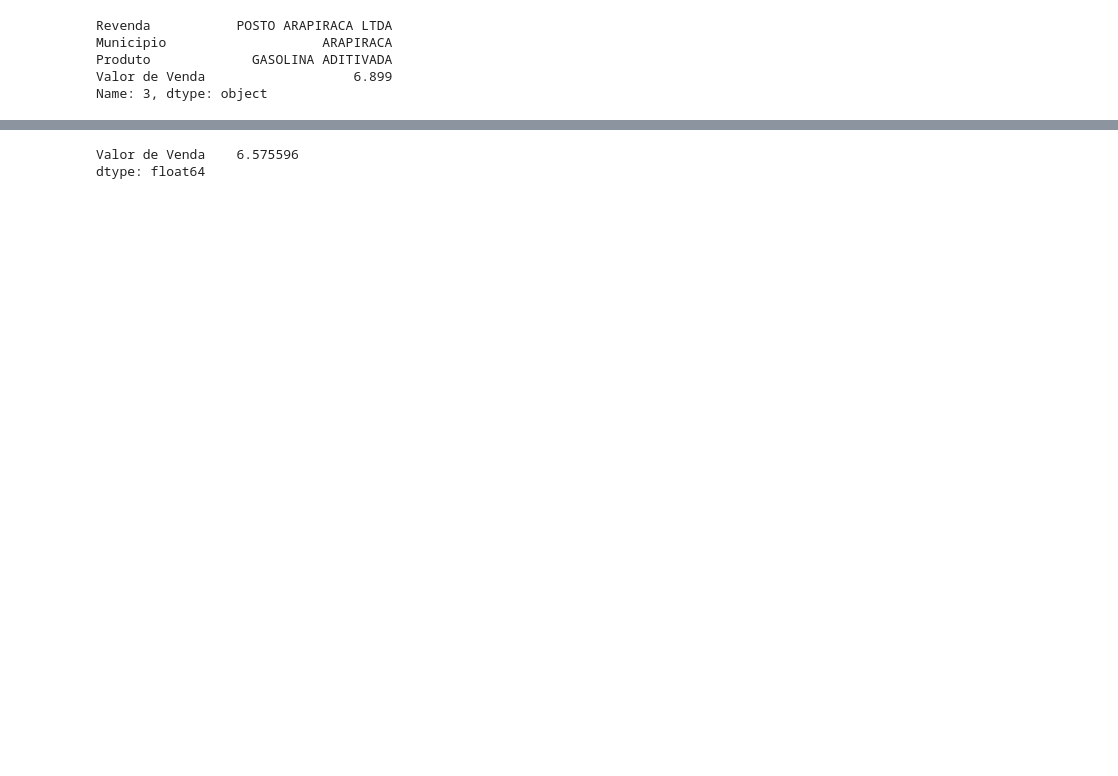
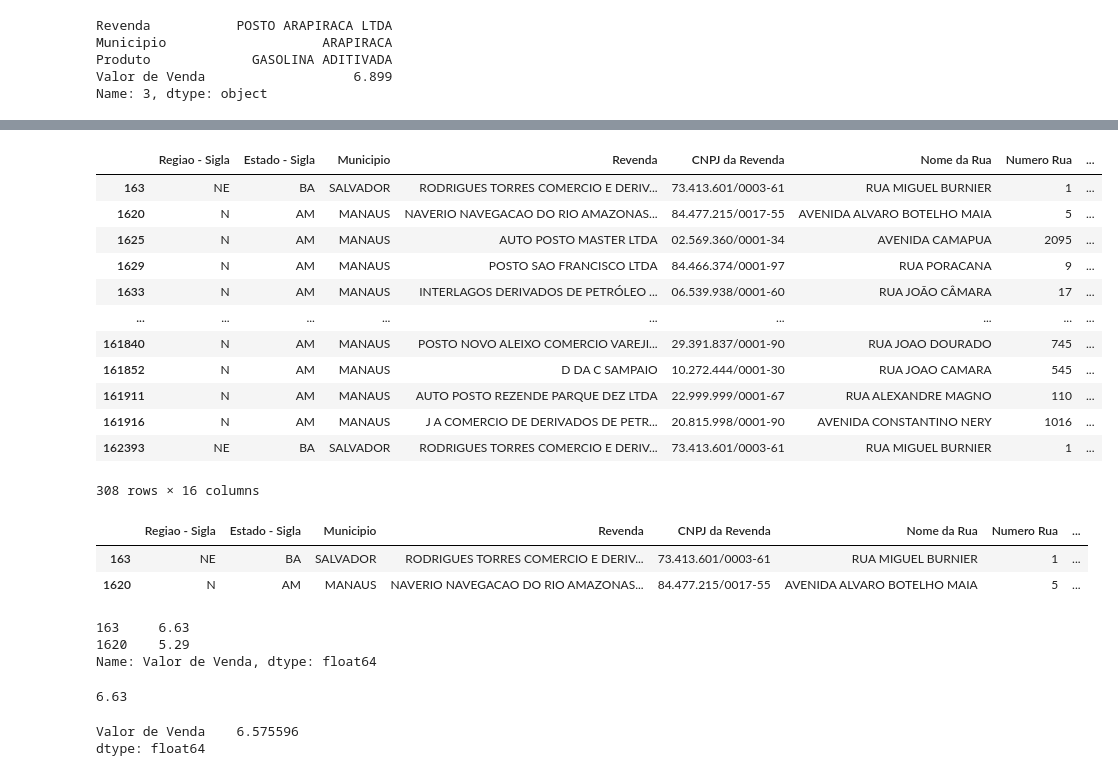
Before and after one commit to grazi-rodrigues/AnimaCursoDeExtensaoPythonPandas2023, a Jupyter notebook: Primeiro_Exemplo_em_Pandas.ipynb, the cells around one changed output, grey strips where cells are left out. Saved outputs shown, nothing was run; the diff lists cells and outputs as text; code cells hidden in the pictures; blank space fills up the shorter version.

```diff
--- a/Primeiro_Exemplo_em_Pandas.ipynb
+++ b/Primeiro_Exemplo_em_Pandas.ipynb
@@ -205,3 +343,39 @@ display(etanol_indaiatuba_df.sort_values(by='Valor de Venda'))
+# %%
+# Filtrando as linhas onde o Municipio seja SALVADOR e Bairro BARRA e Produto seja GASOLINA OU Municipio seja MANAUS com produto ETANOL
+combustiveis_df.loc[((combustiveis_df['Municipio'] == 'SALVADOR') & (combustiveis_df['Bairro'] == 'BARRA') & (combustiveis_df['Produto'] == 'GASOLINA')) | ((combustiveis_df['Municipio'] == 'MANAUS') & (combustiveis_df['Produto'] == 'ETANOL'))]
+# %% [output]
+|  | Regiao - Sigla | Estado - Sigla | Municipio | Revenda | CNPJ da Revenda | Nome da Rua | Numero Rua | ... |
+| 163 | NE | BA | SALVADOR | RODRIGUES TORRES COMERCIO E DERIV... | 73.413.601/0003-61 | RUA MIGUEL BURNIER | 1 | ... |
+| 1620 | N | AM | MANAUS | NAVERIO NAVEGACAO DO RIO AMAZONAS... | 84.477.215/0017-55 | AVENIDA ALVARO BOTELHO MAIA | 5 | ... |
+| 1625 | N | AM | MANAUS | AUTO POSTO MASTER LTDA | 02.569.360/0001-34 | AVENIDA CAMAPUA | 2095 | ... |
+| 1629 | N | AM | MANAUS | POSTO SAO FRANCISCO LTDA | 84.466.374/0001-97 | RUA PORACANA | 9 | ... |
+| 1633 | N | AM | MANAUS | INTERLAGOS DERIVADOS DE PETRÓLEO ... | 06.539.938/0001-60 | RUA JOÃO CÂMARA | 17 | ... |
+| ... | ... | ... | ... | ... | ... | ... | ... | ... |
+| 161840 | N | AM | MANAUS | POSTO NOVO ALEIXO COMERCIO VAREJI... | 29.391.837/0001-90 | RUA JOAO DOURADO | 745 | ... |
+| 161852 | N | AM | MANAUS | D DA C SAMPAIO | 10.272.444/0001-30 | RUA JOAO CAMARA | 545 | ... |
+| 161911 | N | AM | MANAUS | AUTO POSTO REZENDE PARQUE DEZ LTDA | 22.999.999/0001-67 | RUA ALEXANDRE MAGNO | 110 | ... |
+| 161916 | N | AM | MANAUS | J A COMERCIO DE DERIVADOS DE PETR... | 20.815.998/0001-90 | AVENIDA CONSTANTINO NERY | 1016 | ... |
+| 162393 | NE | BA | SALVADOR | RODRIGUES TORRES COMERCIO E DERIV... | 73.413.601/0003-61 | RUA MIGUEL BURNIER | 1 | ... |
+308 rows × 16 columns
+# %%
+# Filtrando as linhas onde o Municipio seja SALVADOR e Bairro BARRA e Produto seja GASOLINA OU Municipio seja MANAUS com produto ETANOL, somente as duas primeiras linhas
+combustiveis_df.loc[((combustiveis_df['Municipio'] == 'SALVADOR') & (combustiveis_df['Bairro'] == 'BARRA') & (combustiveis_df['Produto'] == 'GASOLINA')) | ((combustiveis_df['Municipio'] == 'MANAUS') & (combustiveis_df['Produto'] == 'ETANOL'))].head(2)
+# %% [output]
+|  | Regiao - Sigla | Estado - Sigla | Municipio | Revenda | CNPJ da Revenda | Nome da Rua | Numero Rua | ... |
+| 163 | NE | BA | SALVADOR | RODRIGUES TORRES COMERCIO E DERIV... | 73.413.601/0003-61 | RUA MIGUEL BURNIER | 1 | ... |
+| 1620 | N | AM | MANAUS | NAVERIO NAVEGACAO DO RIO AMAZONAS... | 84.477.215/0017-55 | AVENIDA ALVARO BOTELHO MAIA | 5 | ... |
+# %%
+# Filtrando as linhas onde o Municipio seja SALVADOR e Bairro BARRA e Produto seja GASOLINA OU Municipio seja MANAUS com produto ETANOL, somente a coluna valor de venda das duas primeiras linhas
+combustiveis_df.loc[((combustiveis_df['Municipio'] == 'SALVADOR') & (combustiveis_df['Bairro'] == 'BARRA') & (combustiveis_df['Produto'] == 'GASOLINA')) | ((combustiveis_df['Municipio'] == 'MANAUS') & (combustiveis_df['Produto'] == 'ETANOL'))].head(2)['Valor de Venda']
+# %% [output]
+163     6.63
+1620    5.29
+Name: Valor de Venda, dtype: float64
+# %%
+# Filtrando as linhas onde o Municipio seja SALVADOR e Bairro BARRA e Produto seja GASOLINA OU Municipio seja MANAUS com produto ETANOL, o maior valor de venda dentre as duas primeiras linhas
+combustiveis_df.loc[((combustiveis_df['Municipio'] == 'SALVADOR') & (combustiveis_df['Bairro'] == 'BARRA') & (combustiveis_df['Produto'] == 'GASOLINA')) | ((combustiveis_df['Municipio'] == 'MANAUS') & (combustiveis_df['Produto'] == 'ETANOL'))].head(2)['Valor de Venda'].max()
+# %% [output]
+6.63
 # %%
 display(combustiveis_df.loc[(combustiveis_df['Bairro'] == 'MOOCA') & (combustiveis_df['Municipio'] == 'SAO PAULO') & ((combustiveis_df['Produto'] == 'GASOLINA') | (combustiveis_df['Produto'] == 'GASOLINA ADITIVADA')),['Valor de Venda']].mean())
 # %% [output]
```
Also changed, not shown: parts of 21 cells of this notebook.
